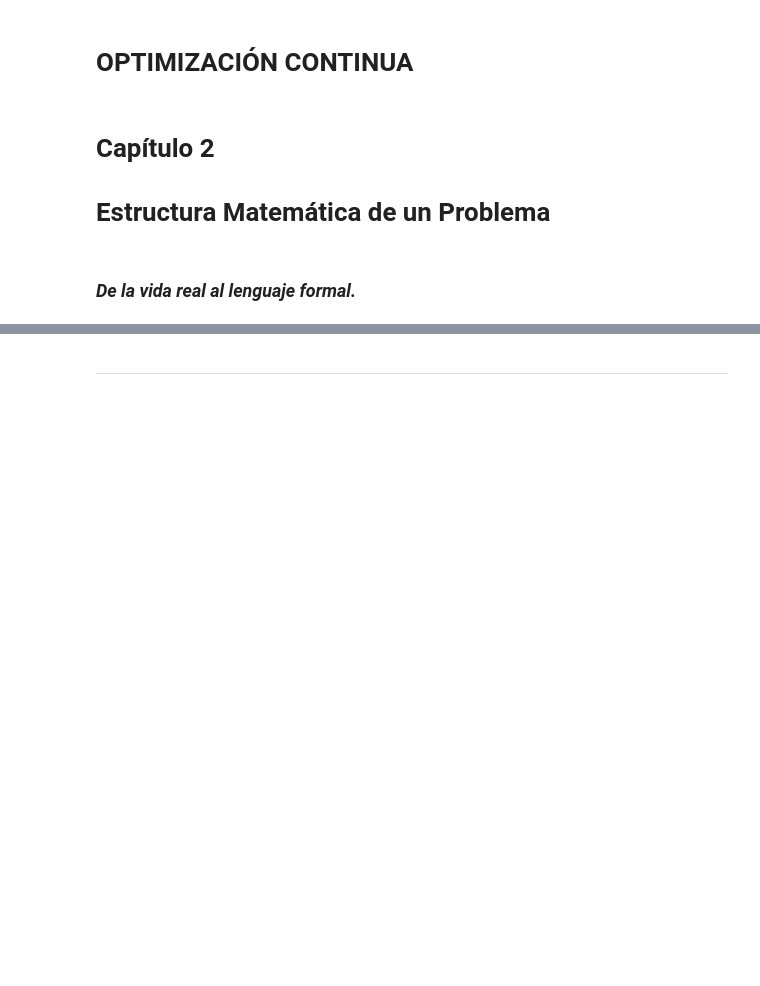
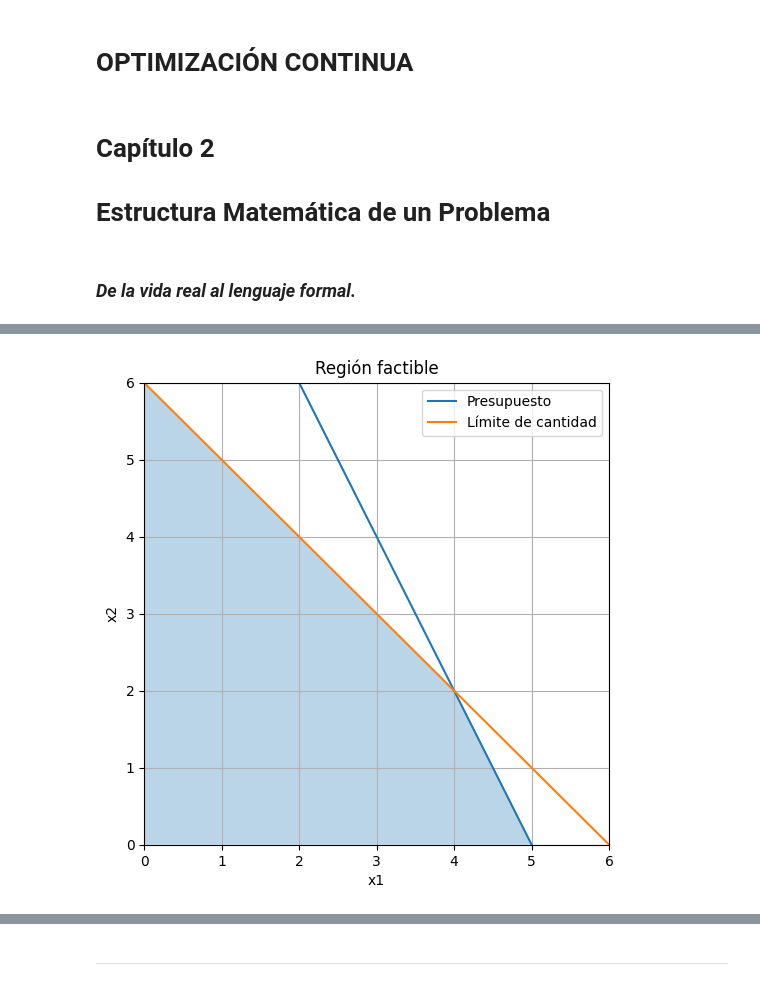
Before and after one commit to JulTob/Optimization, a Jupyter notebook: Optimizacion_C2.ipynb, the cells around one changed output, grey strips where cells are left out. Drawn from its saved outputs; the diff is of its cells as text; code cells hidden in the pictures; blank space fills up the shorter version.

```diff
--- a/Optimizacion_C2.ipynb
+++ b/Optimizacion_C2.ipynb
@@ -38,0 +96,22 @@ Cada problema de optimización, grande o pequeño, tiene estos cinco ingrediente
+# %%
+import numpy as np
+import matplotlib.pyplot as plt
+
+x1 = np.linspace(0,6,400)
+x2_budget = 10 - 2*x1
+x2_limit = 6 - x1
+
+plt.figure(figsize=(6,6))
+plt.plot(x1, x2_budget, label="Presupuesto")
+plt.plot(x1, x2_limit, label="Límite de cantidad")
+plt.fill_between(x1, 0, np.minimum(x2_budget, x2_limit),
+                 where=np.minimum(x2_budget, x2_limit)>=0,
+                 alpha=0.3)
+
+plt.xlim(0,6); plt.ylim(0,6)
+plt.xlabel("x1"); plt.ylabel("x2")
+plt.legend(); plt.grid(True)
+plt.title("Región factible")
+plt.show()
+# %% [output]
+[figure, added]
```
Also changed, not shown: parts of 27 cells of this notebook.
